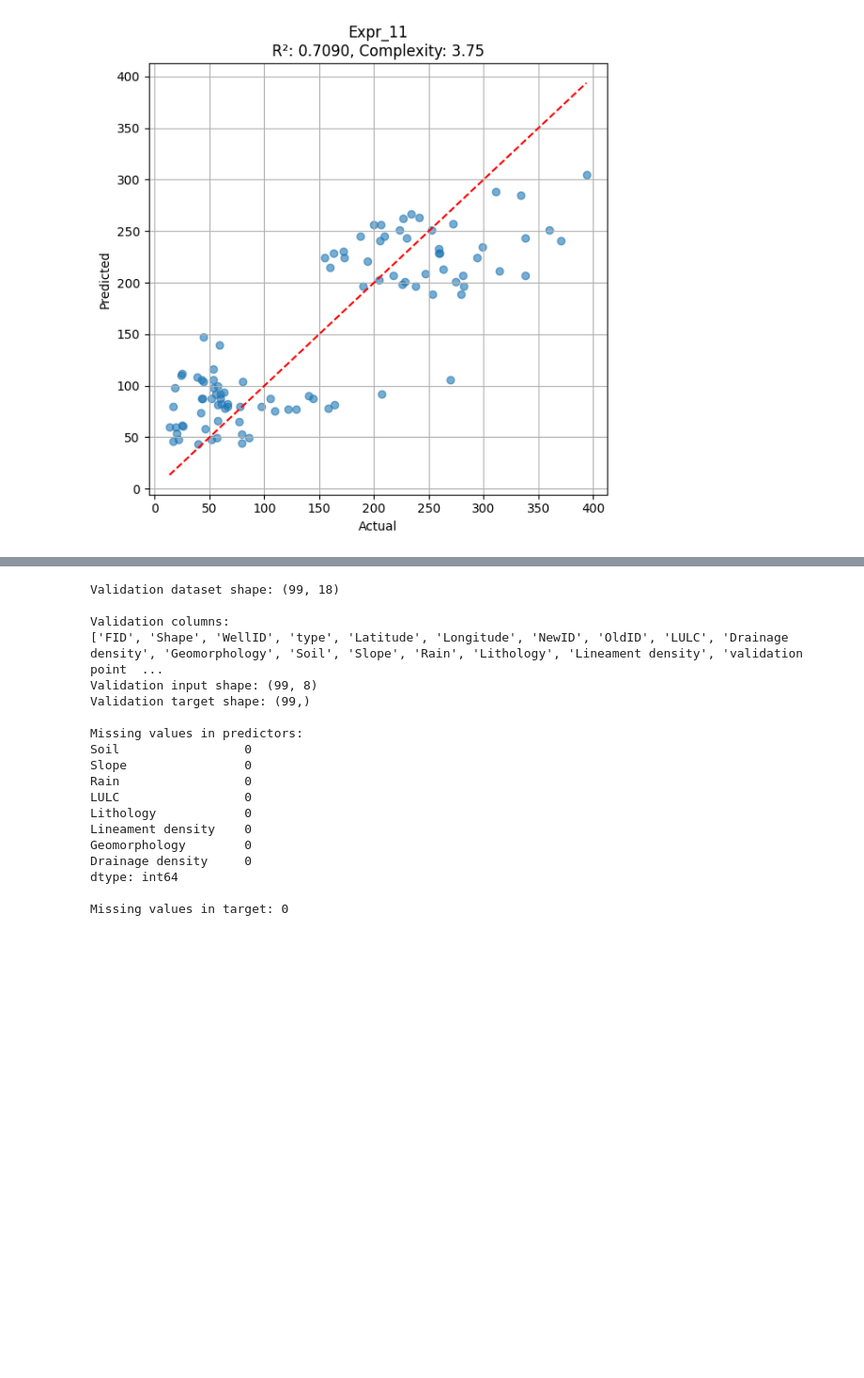
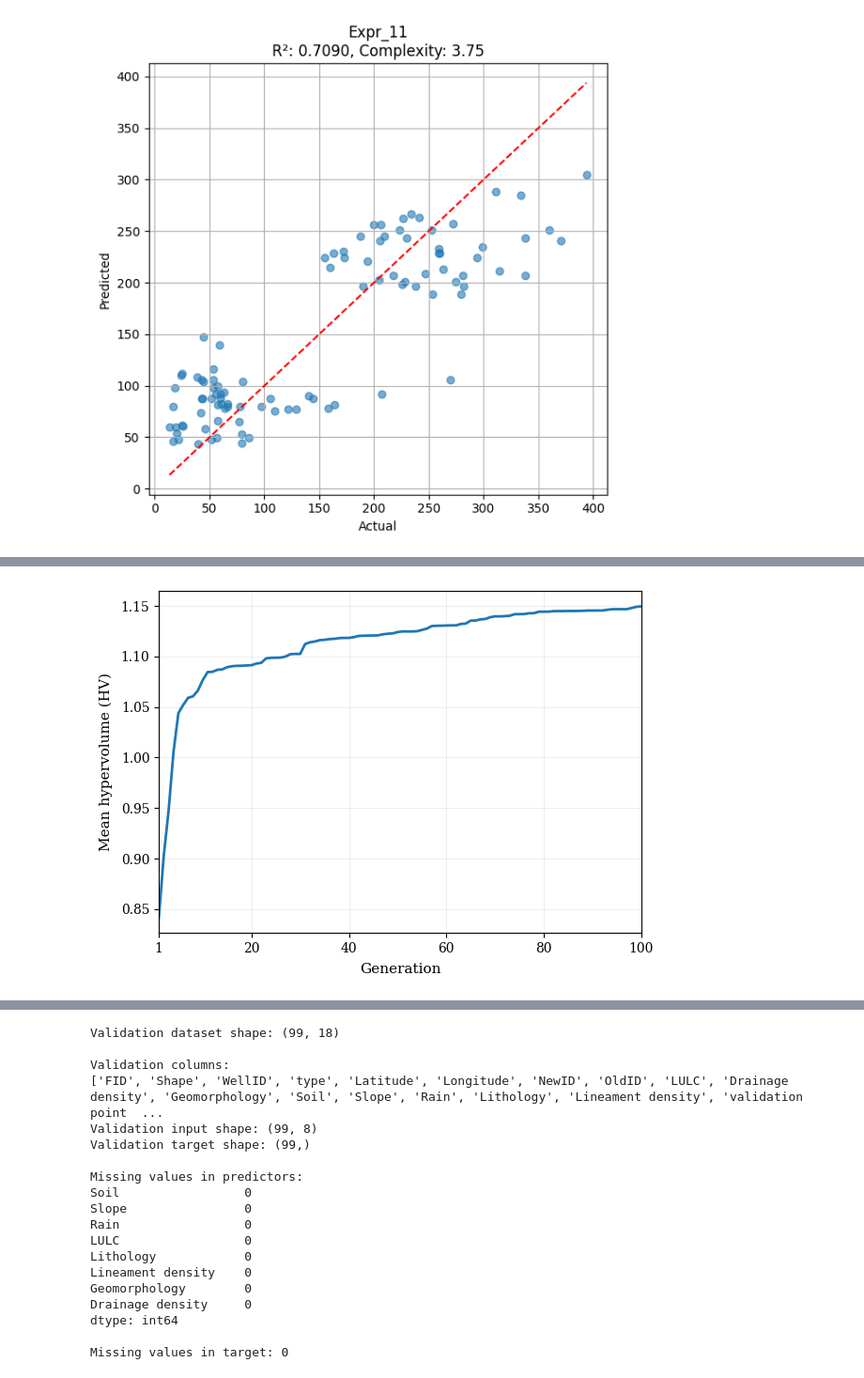
Before and after one commit to SharifaRaniaMahmud/BioSym_Test, a Jupyter notebook: BioSym_train219_val99_2obj_of_GP.ipynb, the cells around one changed output, grey strips where cells are left out. Shown at 94% size. Drawn from its saved outputs; the diff is of its cells as text; code cells hidden in the pictures; blank space fills up the shorter version.

```diff
--- a/BioSym_train219_val99_2obj_of_GP.ipynb
+++ b/BioSym_train219_val99_2obj_of_GP.ipynb
@@ -1650,0 +2793,20 @@ All Pareto fronts saved in: /content/drive/My Drive/GWL/r2_complexity/train219_v
+# %%
+#min-max --- for HV convergence
+
+import numpy as np
+
+# Collect objective values from all runs and all generations
+all_points = np.array([
+    (1.0 - r2, complexity)
+    for run_fronts in saved_fronts
+    for front in run_fronts
+    for r2, complexity in front
+], dtype=float)
+
+# One common normalization range for the entire convergence analysis
+objective_min = all_points.min(axis=0)
+objective_max = all_points.max(axis=0)
+
+print("Number of stored points:", len(all_points))
+print("Minimum (1-R2, Complexity):", objective_min)
+print("Maximum (1-R2, Complexity):", objective_max)
@@ -1650,0 +2868,72 @@ All Pareto fronts saved in: /content/drive/My Drive/GWL/r2_complexity/train219_v
+# %%
+# =====================================================
+# BioSym: ## Plot HV for convergence
+# =====================================================
+
+import os
+import numpy as np
+import matplotlib.pyplot as plt
+
+# Generations
+generations = np.arange(1, 101)
+
+# Mean HV across 20 runs at each generation
+mean_hv = all_run_hv.mean(axis=0)
+std_hv = all_run_hv.std(axis=0, ddof=1)
+
+# Create output folder if needed
+pdf_dir = "/content/drive/My Drive/GWL/r2_complexity/train219_val99_2obj of GP/Figure_pdf"
+os.makedirs(pdf_dir, exist_ok=True)
+
+# Journal-style font settings
+plt.rcParams.update({
+    "font.family": "serif",
+    "font.size": 10,
+    "axes.labelsize": 11,
+    "xtick.labelsize": 10,
+    "ytick.labelsize": 10,
+    "pdf.fonttype": 42,
+    "ps.fonttype": 42
+})
+
+# Create figure
+fig, ax = plt.subplots(figsize=(6.2, 4.4), facecolor="white")
+
+# Plot mean HV
+ax.plot(
+    generations,
+    mean_hv,
+    linewidth=2.0
+)
+
+# Axis labels
+ax.set_xlabel("Generation", labelpad=6)
+ax.set_ylabel("Mean hypervolume (HV)", labelpad=6)
+
+# Axis limits and ticks
+ax.set_xlim(1, 100)
+ax.set_xticks([1, 20, 40, 60, 80, 100])
+
+# Light grid
+ax.grid(True, linewidth=0.6, alpha=0.25)
+
+# Tight layout
+plt.tight_layout()
+
+# Save as PDF
+pdf_file = os.path.join(pdf_dir, "BioSym_convergence_HV.pdf")
+
+fig.savefig(
+    pdf_file,
+    format="pdf",
+    bbox_inches="tight",
+    facecolor="white"
+)
+
+plt.show()
+plt.close(fig)
+
+print("convergence figure saved successfully!")
+print("File:", pdf_file)
+# %% [output]
+[figure, added]
```
Also changed, not shown: parts of 38 cells of this notebook.
